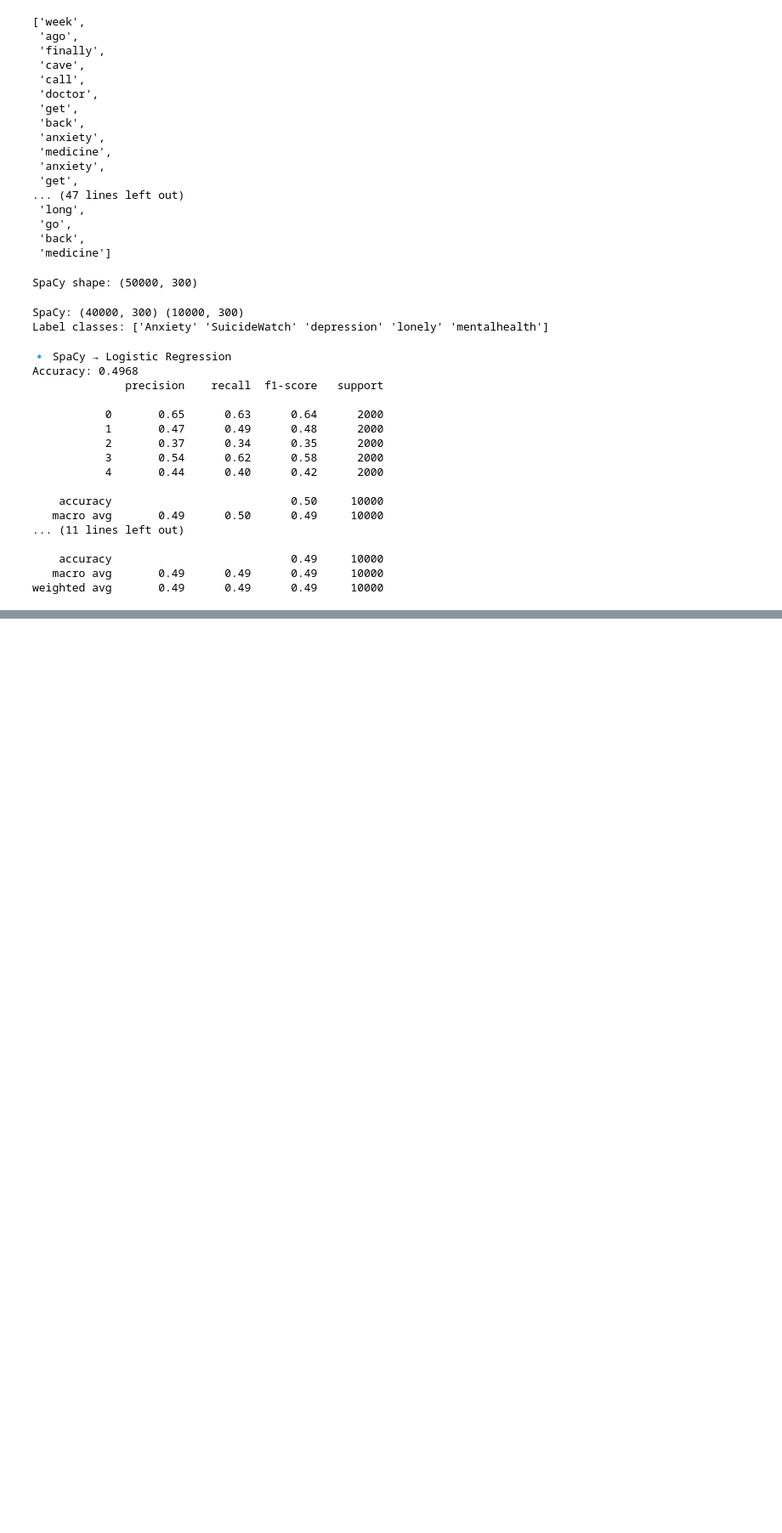
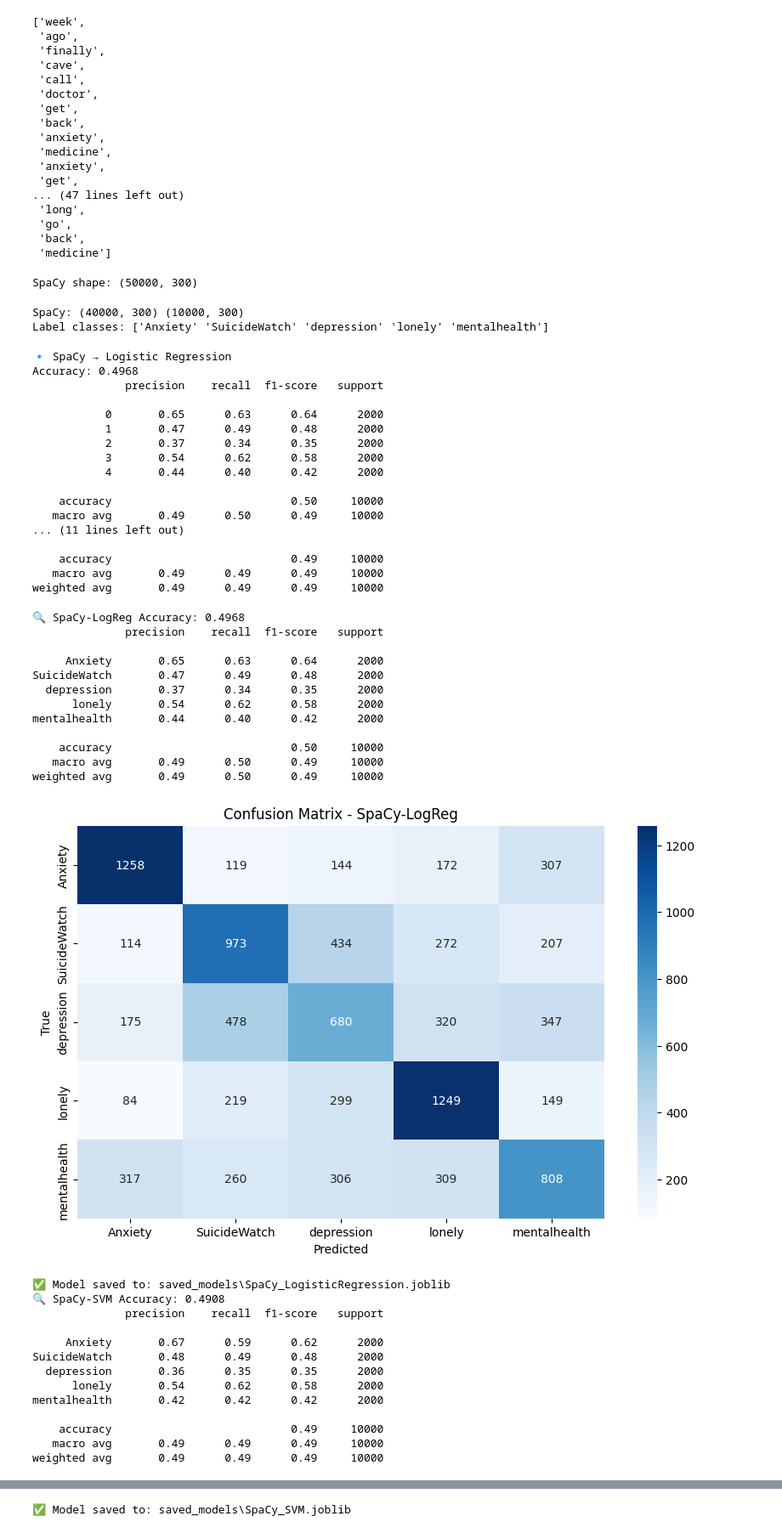
Before and after one commit to pariyaaf/reddit-mental-health-nlp, a Jupyter notebook: spacy_jupyter.ipynb, the cells around one changed output, grey strips where cells are left out. Shown: that part at 85% size. Saved outputs shown, nothing was run; the diff lists cells and outputs as text; code cells hidden in the pictures; blank space fills up the shorter version.

Commit message:
Implement model evaluation with detailed metrics and confusion matrix; add model saving to disk

```diff
--- a/spacy_jupyter.ipynb
+++ b/spacy_jupyter.ipynb
@@ -447,3 +447,58 @@ Accuracy: 0.4968
     accuracy                           0.49     10000
    macro avg       0.49      0.49      0.49     10000
 weighted avg       0.49      0.49      0.49     10000
+# %%
+def evaluate_model(model, X_test, y_test, encoder, model_name="Model"):
+    preds = model.predict(X_test)
+    acc = accuracy_score(y_test, preds)
+    print(f"🔍 {model_name} Accuracy:", acc)
+    print(classification_report(y_test, preds, target_names=encoder.classes_))
+
+    cm = confusion_matrix(y_test, preds)
+    plt.figure(figsize=(10, 6))
+    sns.heatmap(cm, annot=True, fmt='d', cmap='Blues',
+                xticklabels=encoder.classes_, yticklabels=encoder.classes_)
+    plt.title(f'Confusion Matrix - {model_name}')
+    plt.xlabel('Predicted')
+    plt.ylabel('True')
+    plt.show()
+# %%
+def save_model(model, model_name, save_dir="saved_models"):
+
+    os.makedirs(save_dir, exist_ok=True)
+    path = os.path.join(save_dir, f"{model_name}.joblib")
+    joblib.dump(model, path)
+    print(f"✅ Model saved to: {path}")
+# %%
+evaluate_model(model_lr_spacy, X_test_spacy, y_test_spacy, enc_spacy, "SpaCy-LogReg")
+save_model(model_lr_spacy, "SpaCy_LogisticRegression")
+
+evaluate_model(model_svm_spacy, X_test_spacy, y_test_spacy, enc_spacy, "SpaCy-SVM")
+save_model(model_svm_spacy, "SpaCy_SVM")
+# %% [output]
+🔍 SpaCy-LogReg Accuracy: 0.4968
+              precision    recall  f1-score   support
+
+     Anxiety       0.65      0.63      0.64      2000
+SuicideWatch       0.47      0.49      0.48      2000
+  depression       0.37      0.34      0.35      2000
+      lonely       0.54      0.62      0.58      2000
+mentalhealth       0.44      0.40      0.42      2000
+
+    accuracy                           0.50     10000
+   macro avg       0.49      0.50      0.49     10000
+weighted avg       0.49      0.50      0.49     10000
+[figure, added]
+✅ Model saved to: saved_models\SpaCy_LogisticRegression.joblib
+🔍 SpaCy-SVM Accuracy: 0.4908
+              precision    recall  f1-score   support
+
+     Anxiety       0.67      0.59      0.62      2000
+SuicideWatch       0.48      0.49      0.48      2000
+  depression       0.36      0.35      0.35      2000
+      lonely       0.54      0.62      0.58      2000
+mentalhealth       0.42      0.42      0.42      2000
+
+    accuracy                           0.49     10000
+   macro avg       0.49      0.49      0.49     10000
+weighted avg       0.49      0.49      0.49     10000
@@ -449,0 +506 @@ weighted avg       0.49      0.49      0.49     10000
+✅ Model saved to: saved_models\SpaCy_SVM.joblib
```
Also changed, not shown: parts of 1 cell of this notebook.
